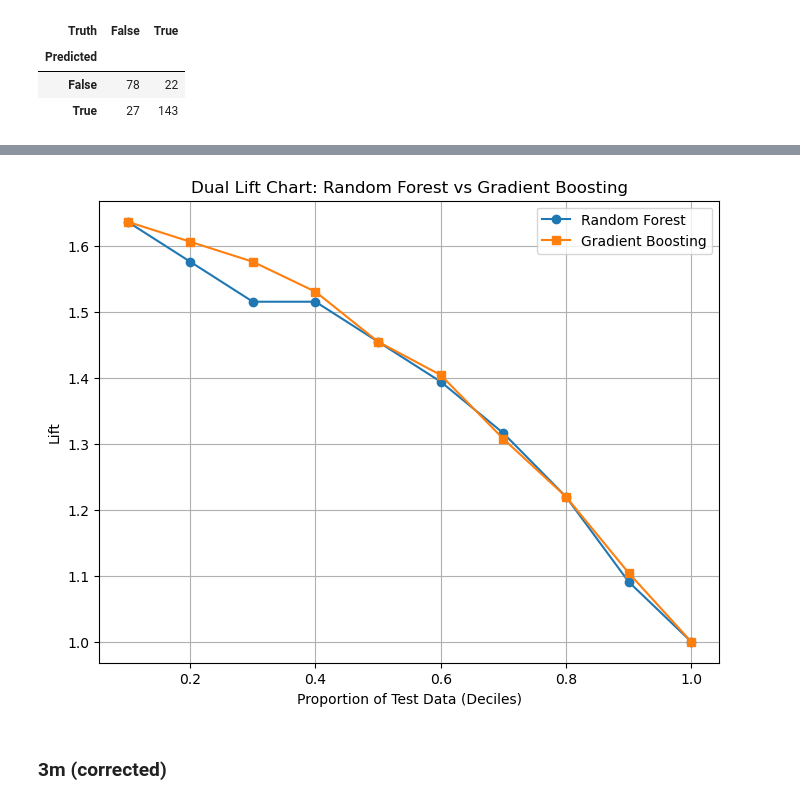
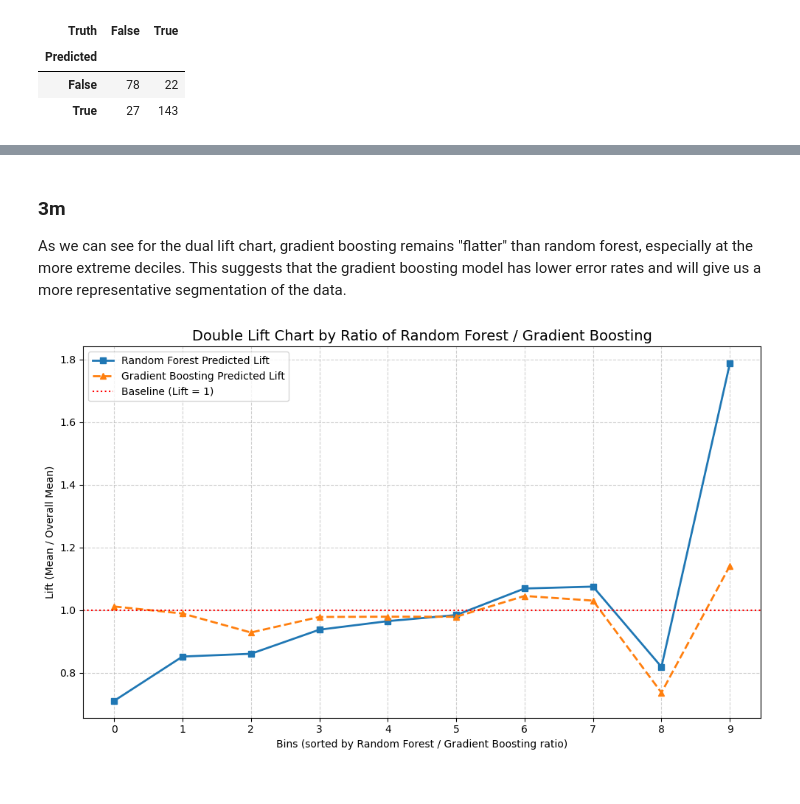
Before and after one commit to jyl22004/code_2600, a Jupyter notebook: homework4.ipynb, the cells around one changed output, grey strips where cells are left out. Saved outputs shown, nothing was run; the diff lists cells and outputs as text; code cells hidden in the pictures.

```diff
--- a/homework4.ipynb
+++ b/homework4.ipynb
@@ -474,40 +471,6 @@ Gradient boosting tree seems to be slightly better at segmenting the data. Gradi
-# %%
-rf_probs = rf_i.predict_proba(X_test)[:, 1]
-gb_probs = gb_l.predict_proba(X_test)[:, 1]
-
-y_true_bin = (y_test).astype(int)
-
-def lift_table(y_true, y_prob, n_bins=10):
-    df = pd.DataFrame({'y_true': y_true, 'y_prob': y_prob})
-    df = df.sort_values('y_prob', ascending=False).reset_index(drop=True)
-    df['decile'] = pd.qcut(df.index, n_bins, labels=False, duplicates='drop')
-    decile_summary = df.groupby('decile', observed=False).agg(
-        total=('y_true', 'count'),
-        positives=('y_true', 'sum')
-    ).reset_index()
-    total_pos = decile_summary['positives'].sum()
-    decile_summary['cumulative_positives'] = decile_summary['positives'].cumsum()
-    decile_summary['cumulative_gain'] = decile_summary['cumulative_positives'] / total_pos
-    decile_summary['data_fraction'] = (decile_summary.index + 1) / len(decile_summary)
-    decile_summary['lift'] = decile_summary['cumulative_gain'] / decile_summary['data_fraction']
-    return decile_summary
-
-rf_lift = lift_table(y_true_bin, rf_probs)
-gb_lift = lift_table(y_true_bin, gb_probs)
-
-plt.figure(figsize=(8,6))
-plt.plot(rf_lift['data_fraction'], rf_lift['lift'], marker='o', label='Random Forest')
-plt.plot(gb_lift['data_fraction'], gb_lift['lift'], marker='s', label='Gradient Boosting')
-plt.xlabel('Proportion of Test Data (Deciles)')
-plt.ylabel('Lift')
-plt.title('Dual Lift Chart: Random Forest vs Gradient Boosting')
-plt.legend()
-plt.grid(True)
-plt.show()
-# %% [output]
-[figure, removed]
 # %% [markdown]
-### 3m (corrected)
+### 3m
+As we can see for the dual lift chart, gradient boosting remains "flatter" than random forest, especially at the more extreme deciles. This suggests that the gradient boosting model has lower error rates and will give us a more representative segmentation of the data.
 # %%
 def plot_double_lift_chart(y_true, y_pred_model1, y_pred_model2,
                            model1_name='Model A', model2_name='Model B',
@@ -547,33 +510,39 @@ def plot_double_lift_chart(y_true, y_pred_model1, y_pred_model2,
     overall_mean_true = data['y_true'].mean()
     overall_mean_pred1 = data['pred1'].mean()
     overall_mean_pred2 = data['pred2'].mean()
 
     # Aggregate lift stats for each bin
     lift_data = data.groupby('bin').agg(
         actual_mean=('y_true', 'mean'),
         model1_mean=('pred1', 'mean'),
         model2_mean=('pred2', 'mean')
     ).reset_index()
 
     # Compute model error in each bin
     lift_data['model1_lift'] = lift_data['model1_mean'] / lift_data['actual_mean']
     lift_data['model2_lift'] = lift_data['model2_mean'] / lift_data['actual_mean']
 
     # Plot
     plt.figure(figsize=(10, 6))
     plt.plot(lift_data['bin'], lift_data['model1_lift'], marker='s', linestyle='-', linewidth=2, label=f'{model1_name} Predicted Lift')
     plt.plot(lift_data['bin'], lift_data['model2_lift'], marker='^', linestyle='--', linewidth=2, label=f'{model2_name} Predicted Lift')
 
     plt.axhline(y=1, color='red', linestyle=':', label='Baseline (Lift = 1)')
     plt.title(f'Double Lift Chart by Ratio of {model1_name} / {model2_name}', fontsize=14)
     plt.xlabel(f'Bins (sorted by {model1_name} / {model2_name} ratio)')
     plt.ylabel('Lift (Mean / Overall Mean)')
     plt.xticks(np.arange(0, lift_data.shape[0]))
     plt.grid(True, linestyle='--', alpha=0.6)
     plt.legend()
     plt.tight_layout()
     plt.show()
 
-y_pred_rf = rf_i.predict(X_test)
-y_pred_gb = gb_l.predict(X_test)
-plot_double_lift_chart(y_test, y_pred_rf, y_pred_gb, 'Random Forest', 'Gradient Boosting')
+
+rf_probs = rf_i.predict_proba(X_test)[:, 1]
+gb_probs = gb_l.predict_proba(X_test)[:, 1]
+
+y_true_bin = (y_test).astype(int)
+
+plot_double_lift_chart(y_true_bin, rf_probs, gb_probs, 'Random Forest', 'Gradient Boosting')
+# %% [output]
+[figure, added]
```
Also changed, not shown: parts of 6 cells of this notebook.
